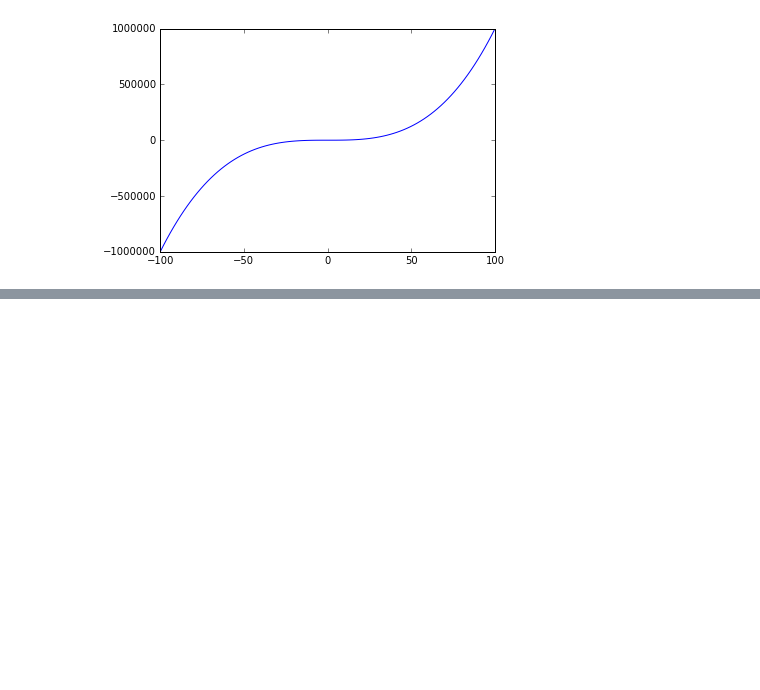
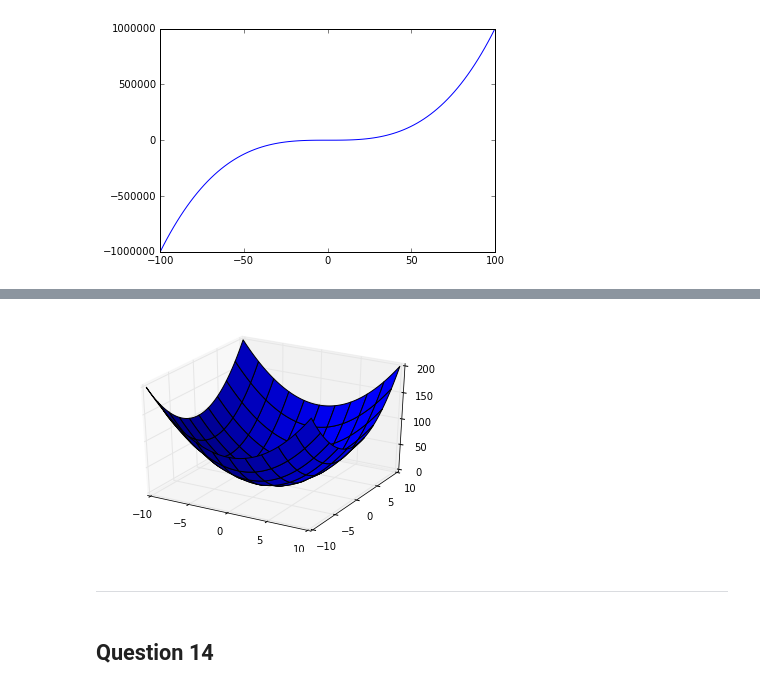
Before and after one commit to bjpop/python_physics_sample_solutions, a Jupyter notebook: Python for physicists workshop practice problems, sample solutions.ipynb, the cells around one changed output, grey strips where cells are left out. Drawn from its saved outputs; the diff is of its cells as text; code cells hidden in the pictures; blank space fills up the shorter version.

```diff
--- a/Python for physicists workshop practice problems, sample solutions.ipynb
+++ b/Python for physicists workshop practice problems, sample solutions.ipynb
@@ -384,0 +430,24 @@ plot_power(3, 100, -100, 100)
+# %%
+from mpl_toolkits.mplot3d import Axes3D
+import random
+
+def fun(x, y):
+  return x ** 2 + y ** 2
+
+def surface(xmin, xmax, ymin, ymax, num_points):
+    fig = plt.figure()
+    ax = fig.add_subplot(111, projection='3d')
+    x = np.linspace(xmin, xmax, num_points)
+    y = x = np.linspace(ymin, ymax, num_points)
+    X, Y = np.meshgrid(x, y)
+    zs = np.array([fun(x,y) for x,y in zip(np.ravel(X), np.ravel(Y))])
+    Z = zs.reshape(X.shape)
+    ax.plot_surface(X, Y, Z)
+# %%
+surface(-10, 10, -10, 10, 100)
+# %% [output]
+[figure, added]
+# %% [markdown]
+----
+# %% [markdown]
+## Question 14
```
Also changed, not shown: parts of 29 cells of this notebook, 4 other files.
